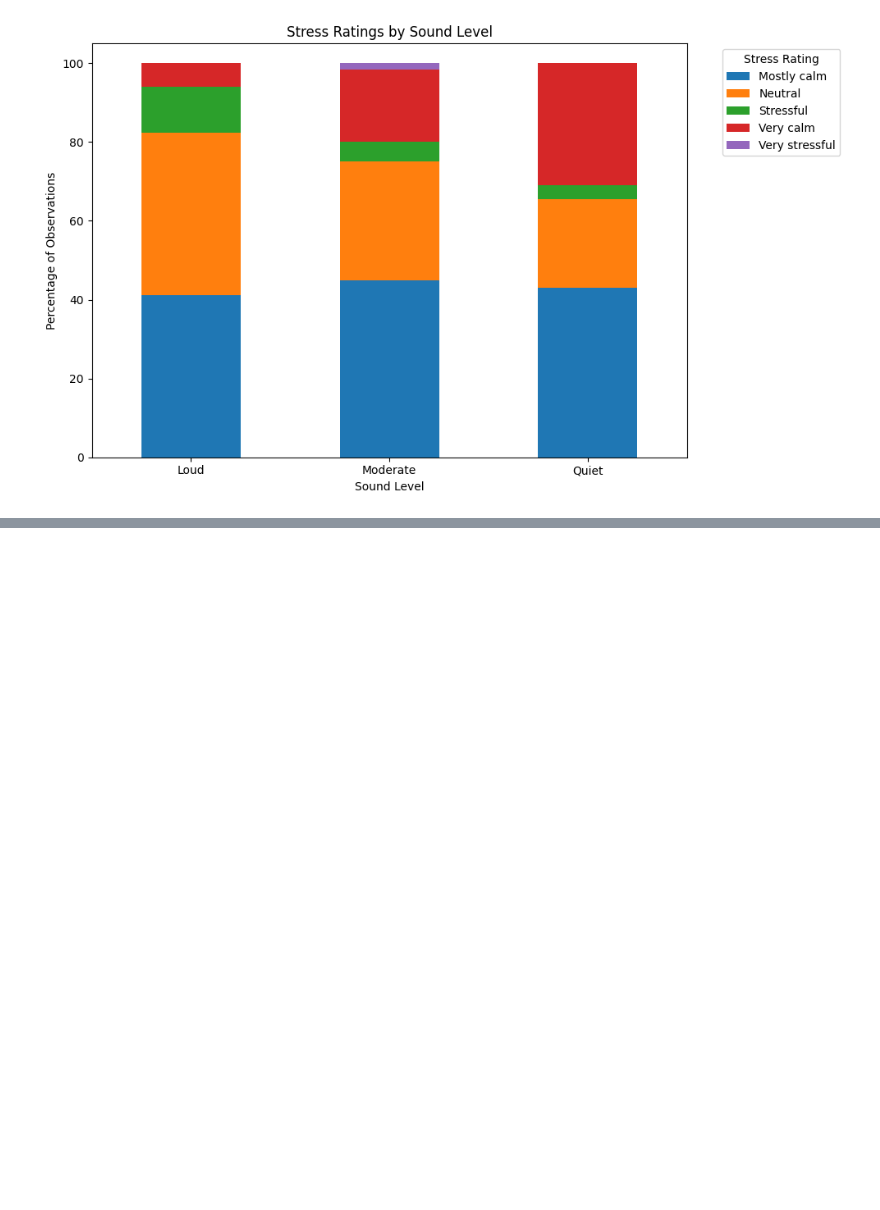
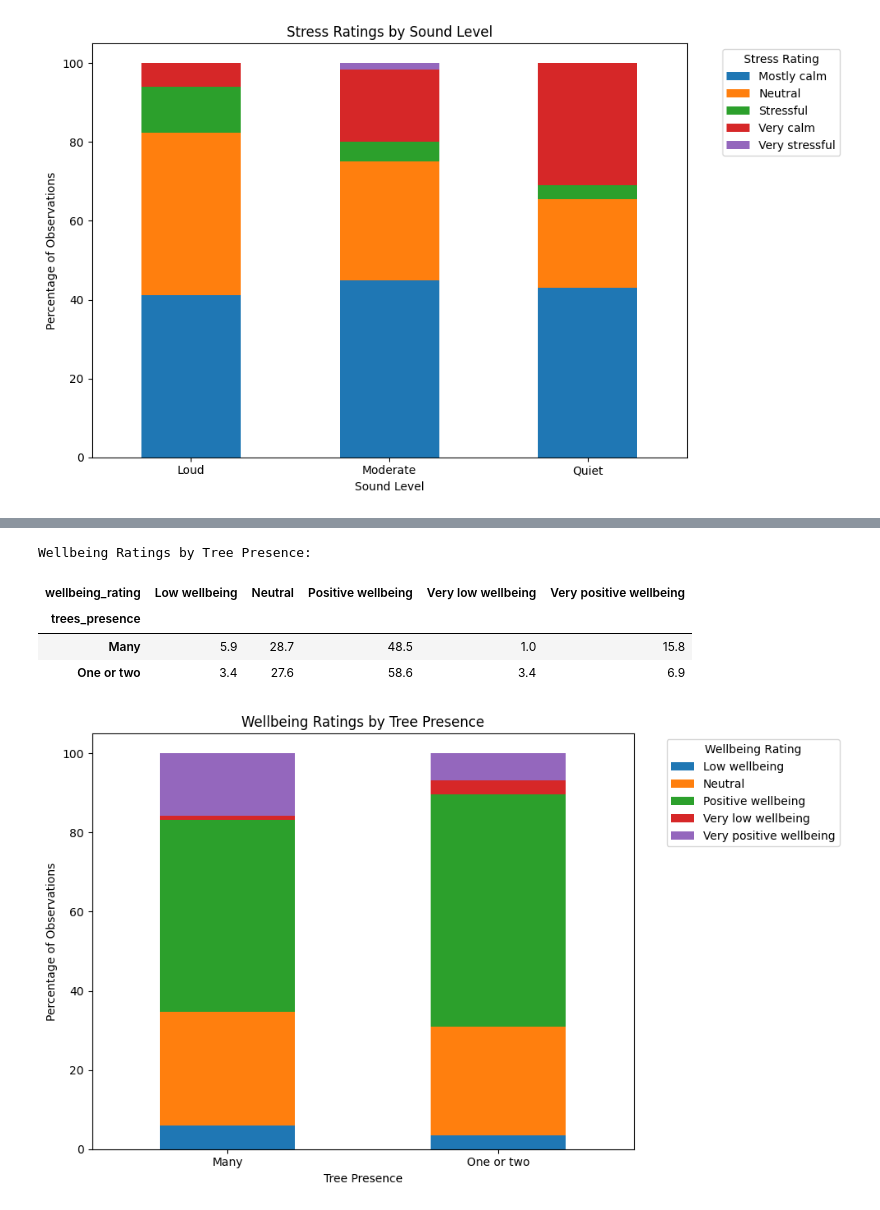
Before and after one commit to Beatricepapi/ml-campus_data_project-colab, a Jupyter notebook: Beatrice_Papi_Machine_Learning_with_Python_Project.ipynb, the cells around one changed output, grey strips where cells are left out. Drawn from its saved outputs; the diff is of its cells as text; code cells hidden in the pictures; blank space fills up the shorter version.

Commit message:
Completed data cleaning, visualisations, categorical encoding and Spearman correlation analysis, with interpretations and weekly decision logs.

```diff
--- a/Beatrice_Papi_Machine_Learning_with_Python_Project.ipynb
+++ b/Beatrice_Papi_Machine_Learning_with_Python_Project.ipynb
@@ -333,0 +359,40 @@ This graph helped me begin investigating the relationship between environmental
+# %%
+import pandas as pd
+import matplotlib.pyplot as plt
+
+#Calculate percentages for each tree-presence category
+trees_wellbeing = pd.crosstab(
+    df_clean['trees_presence'],
+    df_clean['wellbeing_rating'],
+    normalize='index'
+) * 100
+
+print("Wellbeing Ratings by Tree Presence:")
+display(trees_wellbeing.round(1))
+
+#Create a stacked bar chart
+trees_wellbeing.plot(
+    kind='bar',
+    stacked=True,
+    figsize=(10, 6)
+)
+
+plt.title('Wellbeing Ratings by Tree Presence')
+plt.xlabel('Tree Presence')
+plt.ylabel('Percentage of Observations')
+plt.xticks(rotation=0)
+
+plt.legend(
+    title='Wellbeing Rating',
+    bbox_to_anchor=(1.05, 1)
+)
+
+plt.tight_layout()
+plt.show()
+# %% [output]
+Wellbeing Ratings by Tree Presence:
+| wellbeing_rating | Low wellbeing | Neutral | Positive wellbeing | Very low wellbeing | Very positive wellbeing |
+| trees_presence |  |  |  |  |  |
+| Many | 5.9 | 28.7 | 48.5 | 1.0 | 15.8 |
+| One or two | 3.4 | 27.6 | 58.6 | 3.4 | 6.9 |
+[figure, added]
```
Also changed, not shown: parts of 55 cells of this notebook.
